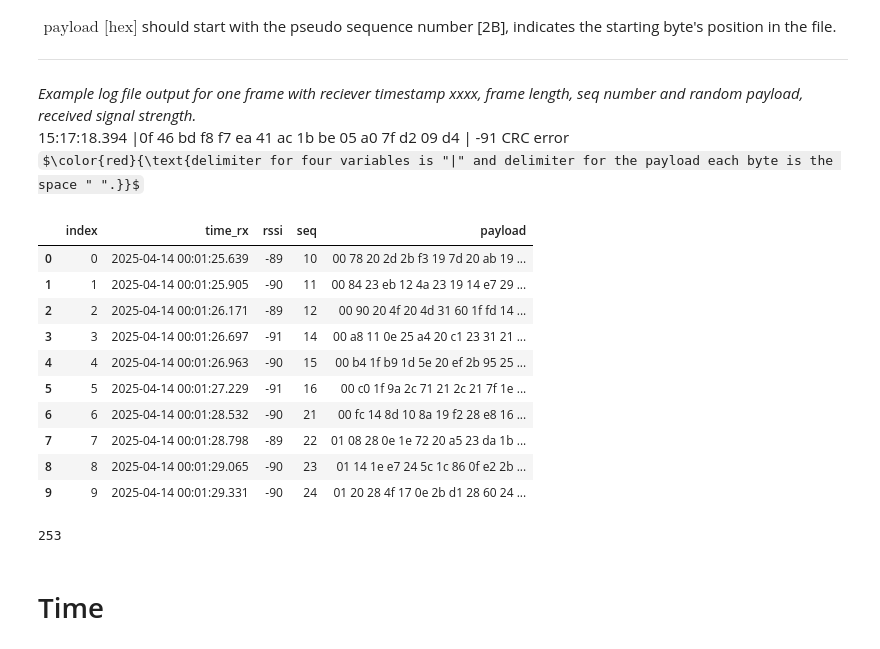
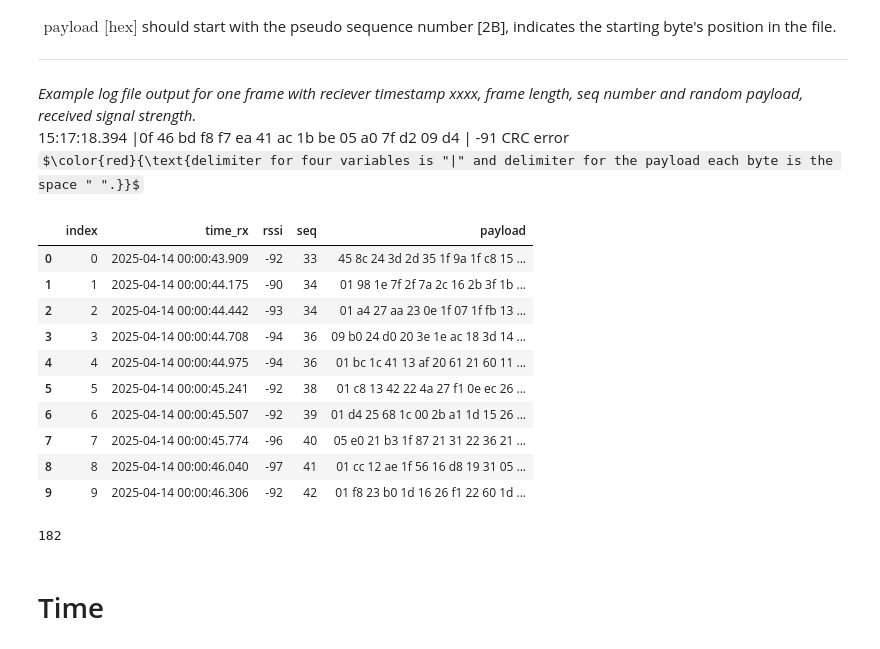
Before and after one commit to masken98/WcnesProject2025, a Jupyter notebook: stats/statistics.ipynb, the cells around one changed output. Drawn from its saved outputs; the diff is of its cells as text; code cells hidden in the pictures; some formulas as TeX source.

```diff
--- a/stats/statistics.ipynb
+++ b/stats/statistics.ipynb
@@ -29,30 +29,30 @@ MAX_SEQ = 256 # (decimal) maximum seq number defined by the length of the seq, t
 <br>$\color{red}{\text{delimiter for four variables is "|" and delimiter for the payload each byte is the space " ".}}$
 # %%
 # define the file name
-filename = "base4036dist300"
+filename = "base4036dist130"
 # import file to jupyter notebook
 df = readfile("./" + filename + ".txt")
 # check the imported data first 10 lines
 df.head(10)
 # %% [output]
 |  | index | time_rx | rssi | seq | payload |
-| 0 | 0 | 2025-04-14 00:01:25.639 | -89 | 10 | 00 78 20 2d 2b f3 19 7d 20 ab 19 ... |
-| 1 | 1 | 2025-04-14 00:01:25.905 | -90 | 11 | 00 84 23 eb 12 4a 23 19 14 e7 29 ... |
-| 2 | 2 | 2025-04-14 00:01:26.171 | -89 | 12 | 00 90 20 4f 20 4d 31 60 1f fd 14 ... |
-| 3 | 3 | 2025-04-14 00:01:26.697 | -91 | 14 | 00 a8 11 0e 25 a4 20 c1 23 31 21 ... |
-| 4 | 4 | 2025-04-14 00:01:26.963 | -90 | 15 | 00 b4 1f b9 1d 5e 20 ef 2b 95 25 ... |
-| 5 | 5 | 2025-04-14 00:01:27.229 | -91 | 16 | 00 c0 1f 9a 2c 71 21 2c 21 7f 1e ... |
-| 6 | 6 | 2025-04-14 00:01:28.532 | -90 | 21 | 00 fc 14 8d 10 8a 19 f2 28 e8 16 ... |
-| 7 | 7 | 2025-04-14 00:01:28.798 | -89 | 22 | 01 08 28 0e 1e 72 20 a5 23 da 1b ... |
-| 8 | 8 | 2025-04-14 00:01:29.065 | -90 | 23 | 01 14 1e e7 24 5c 1c 86 0f e2 2b ... |
-| 9 | 9 | 2025-04-14 00:01:29.331 | -90 | 24 | 01 20 28 4f 17 0e 2b d1 28 60 24 ... |
+| 0 | 0 | 2025-04-14 00:00:43.909 | -92 | 33 | 45 8c 24 3d 2d 35 1f 9a 1f c8 15 ... |
+| 1 | 1 | 2025-04-14 00:00:44.175 | -90 | 34 | 01 98 1e 7f 2f 7a 2c 16 2b 3f 1b ... |
+| 2 | 2 | 2025-04-14 00:00:44.442 | -93 | 34 | 01 a4 27 aa 23 0e 1f 07 1f fb 13 ... |
+| 3 | 3 | 2025-04-14 00:00:44.708 | -94 | 36 | 09 b0 24 d0 20 3e 1e ac 18 3d 14 ... |
+| 4 | 4 | 2025-04-14 00:00:44.975 | -94 | 36 | 01 bc 1c 41 13 af 20 61 21 60 11 ... |
+| 5 | 5 | 2025-04-14 00:00:45.241 | -92 | 38 | 01 c8 13 42 22 4a 27 f1 0e ec 26 ... |
+| 6 | 6 | 2025-04-14 00:00:45.507 | -92 | 39 | 01 d4 25 68 1c 00 2b a1 1d 15 26 ... |
+| 7 | 7 | 2025-04-14 00:00:45.774 | -96 | 40 | 05 e0 21 b3 1f 87 21 31 22 36 21 ... |
+| 8 | 8 | 2025-04-14 00:00:46.040 | -97 | 41 | 01 cc 12 ae 1f 56 16 d8 19 31 05 ... |
+| 9 | 9 | 2025-04-14 00:00:46.306 | -92 | 42 | 01 f8 23 b0 1d 16 26 f1 22 60 1d ... |
 # %%
 # delete packets of invalid length (aka. error in length field at variable receiver length config) (PAYLOADSIZE + 2B pesudo sequence number)
 test = df[df.payload.apply(lambda x: len(x)==((PAYLOADSIZE)*3-1))]
 test.reset_index(inplace=True)
 print(len(test))
 # %% [output]
-253
+182
 # %% [markdown]
 # Time
 # %% [markdown]
```
Also changed, not shown: parts of 4 cells of this notebook, 2 other files.
